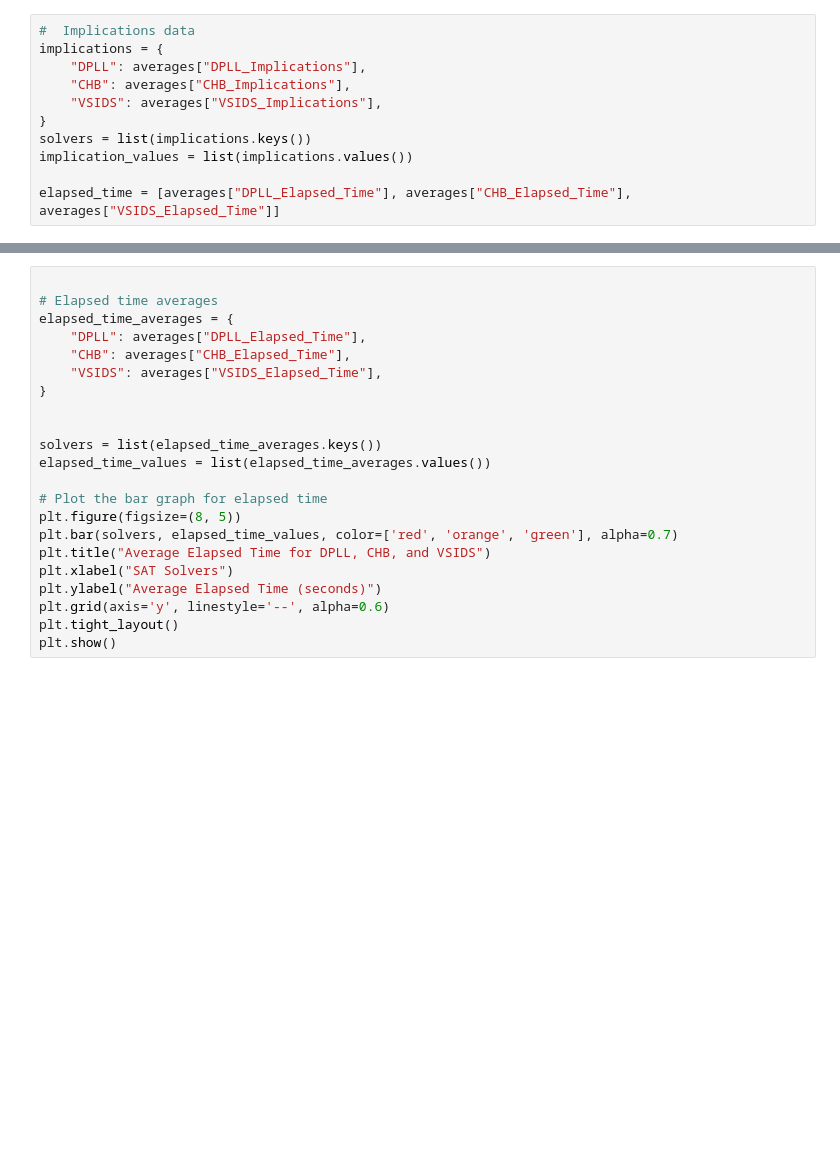
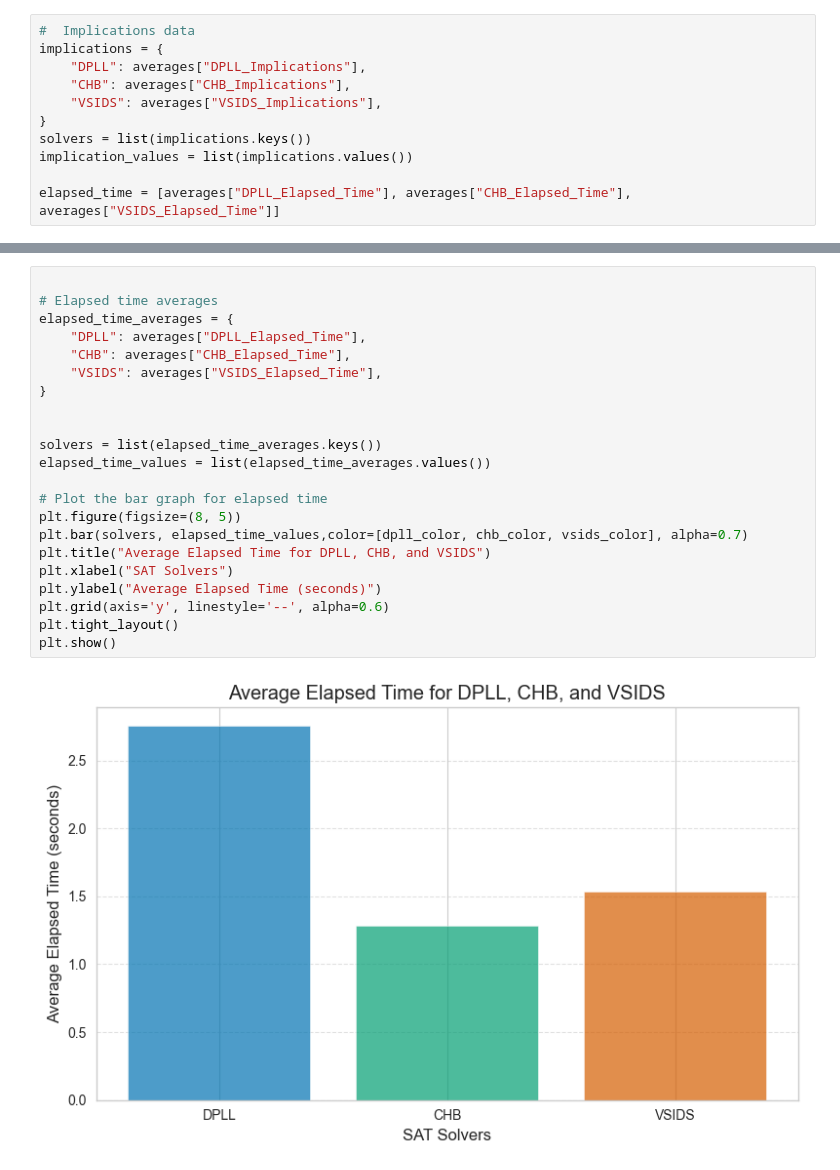
Before and after one commit to rith777/sat_solver_21, a Jupyter notebook: Scripts/graph_plots.ipynb, the cells around one changed output, grey strips where cells are left out. Cells and saved outputs as stored; diff of their text form; blank space fills up the shorter version.

```diff
--- a/Scripts/graph_plots.ipynb
+++ b/Scripts/graph_plots.ipynb
@@ -89,25 +112,27 @@ plt.show()
 # %%
 
 # Elapsed time averages
 elapsed_time_averages = {
     "DPLL": averages["DPLL_Elapsed_Time"],
     "CHB": averages["CHB_Elapsed_Time"],
     "VSIDS": averages["VSIDS_Elapsed_Time"],
 }
 
 
 solvers = list(elapsed_time_averages.keys())
 elapsed_time_values = list(elapsed_time_averages.values())
 
 # Plot the bar graph for elapsed time
 plt.figure(figsize=(8, 5))
-plt.bar(solvers, elapsed_time_values, color=['red', 'orange', 'green'], alpha=0.7)
+plt.bar(solvers, elapsed_time_values,color=[dpll_color, chb_color, vsids_color], alpha=0.7)
 plt.title("Average Elapsed Time for DPLL, CHB, and VSIDS")
 plt.xlabel("SAT Solvers")
 plt.ylabel("Average Elapsed Time (seconds)")
 plt.grid(axis='y', linestyle='--', alpha=0.6)
 plt.tight_layout()
 plt.show()
+# %% [output]
+[figure, added]
 # %%
 
 learned_clauses_averages = {
```
Also changed, not shown: parts of 6 cells of this notebook.
